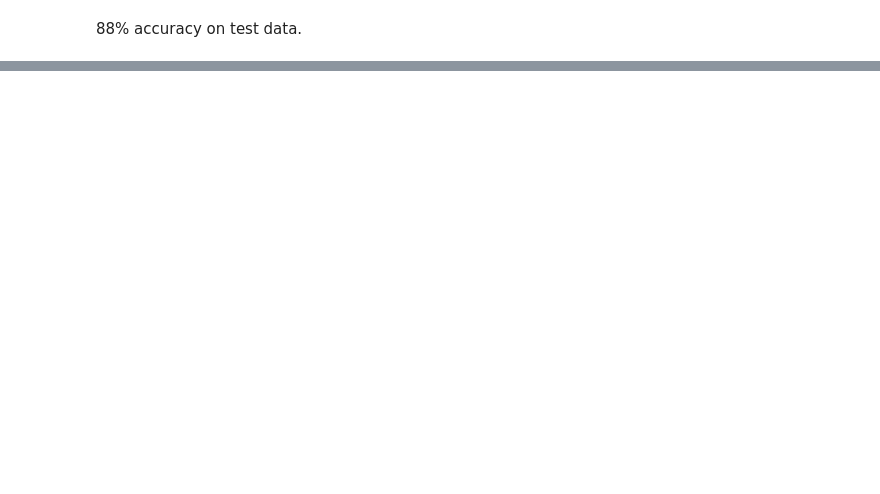
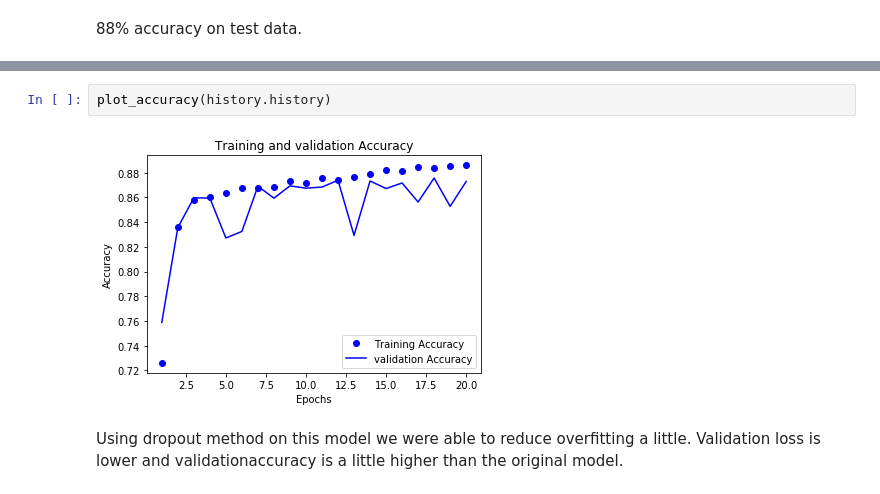
Before and after one commit to siddharthparmar7/deep-learning-with-python, a Jupyter notebook: IMDB with keras.ipynb, the cells around one changed output, grey strips where cells are left out. Drawn from its saved outputs; the diff is of its cells as text; blank space fills up the shorter version.

```diff
--- a/IMDB with keras.ipynb
+++ b/IMDB with keras.ipynb
@@ -177,0 +295,6 @@ results
+# %%
+plot_accuracy(history.history)
+# %% [output]
+[figure, added]
+# %% [markdown]
+Using dropout method on this model we were able to reduce overfitting a little. Validation loss is lower and validationaccuracy is a little higher than the original model.
```
Also changed, not shown: parts of 15 cells of this notebook.
